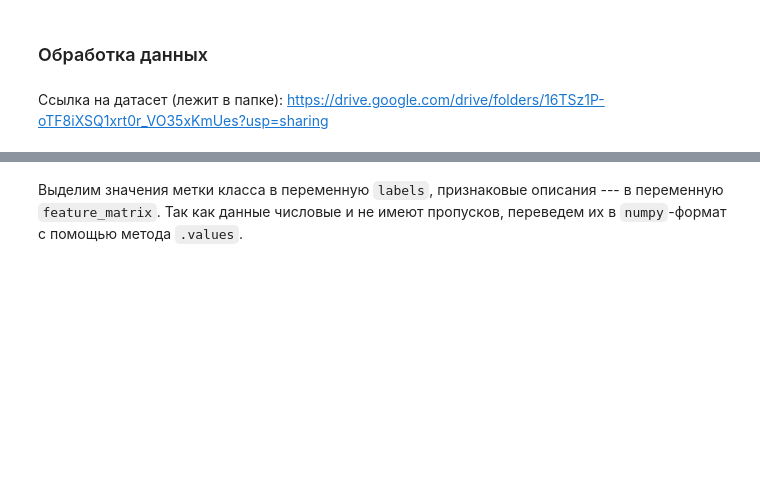
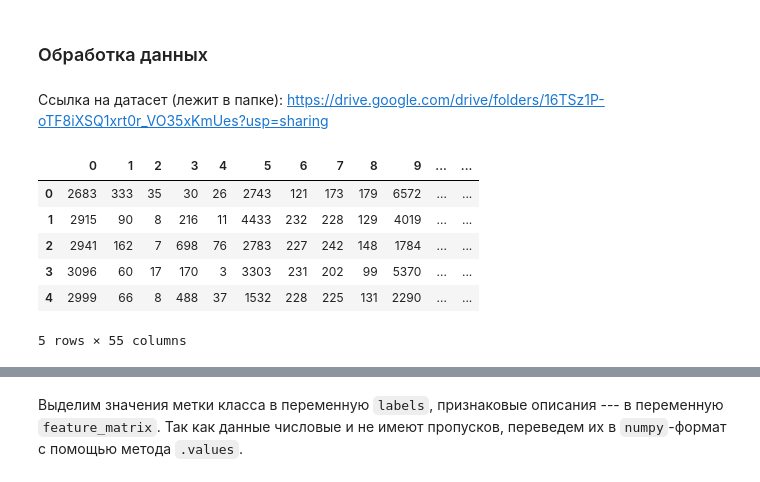
Before and after one commit to pzelenin92/DeepLearningSchool, a Jupyter notebook: 5_HW/5_[homework]knn.ipynb, the cells around one changed output, grey strips where cells are left out. Cells and saved outputs as stored; diff of their text form; code cells hidden in the pictures; blank space fills up the shorter version.

```diff
--- a/5_HW/5_[homework]knn.ipynb
+++ b/5_HW/5_[homework]knn.ipynb
@@ -33,4 +33,15 @@ import pandas as pd
 import numpy as np
 # %% [markdown]
 Сcылка на датасет (лежит в папке): https://drive.google.com/drive/folders/16TSz1P-oTF8iXSQ1xrt0r_VO35xKmUes?usp=sharing
+# %%
+all_data = pd.read_csv('https://github.com/pzelenin92/DeepLearningSchool_basic_2022/blob/main/5_HW/forest_dataset.csv?raw=true')
+all_data.head()
+# %% [output]
+|  | 0 | 1 | 2 | 3 | 4 | 5 | 6 | 7 | 8 | 9 | ... | ... |
+| 0 | 2683 | 333 | 35 | 30 | 26 | 2743 | 121 | 173 | 179 | 6572 | ... | ... |
+| 1 | 2915 | 90 | 8 | 216 | 11 | 4433 | 232 | 228 | 129 | 4019 | ... | ... |
+| 2 | 2941 | 162 | 7 | 698 | 76 | 2783 | 227 | 242 | 148 | 1784 | ... | ... |
+| 3 | 3096 | 60 | 17 | 170 | 3 | 3303 | 231 | 202 | 99 | 5370 | ... | ... |
+| 4 | 2999 | 66 | 8 | 488 | 37 | 1532 | 228 | 225 | 131 | 2290 | ... | ... |
+5 rows × 55 columns
 # %%
```
Also changed, not shown: parts of 27 cells of this notebook.
